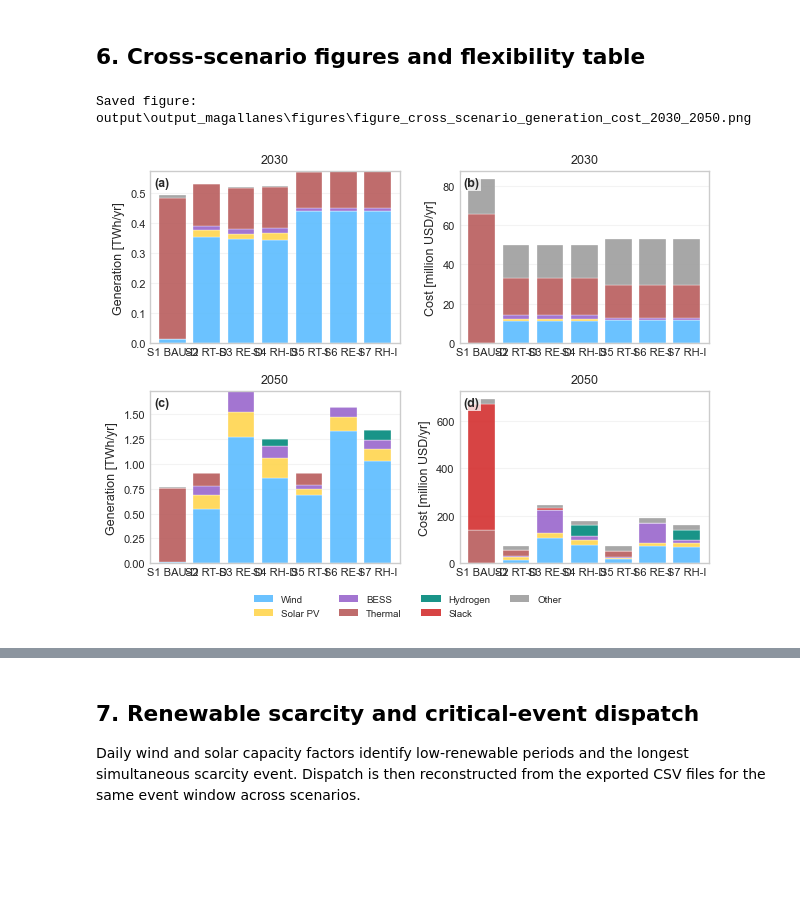
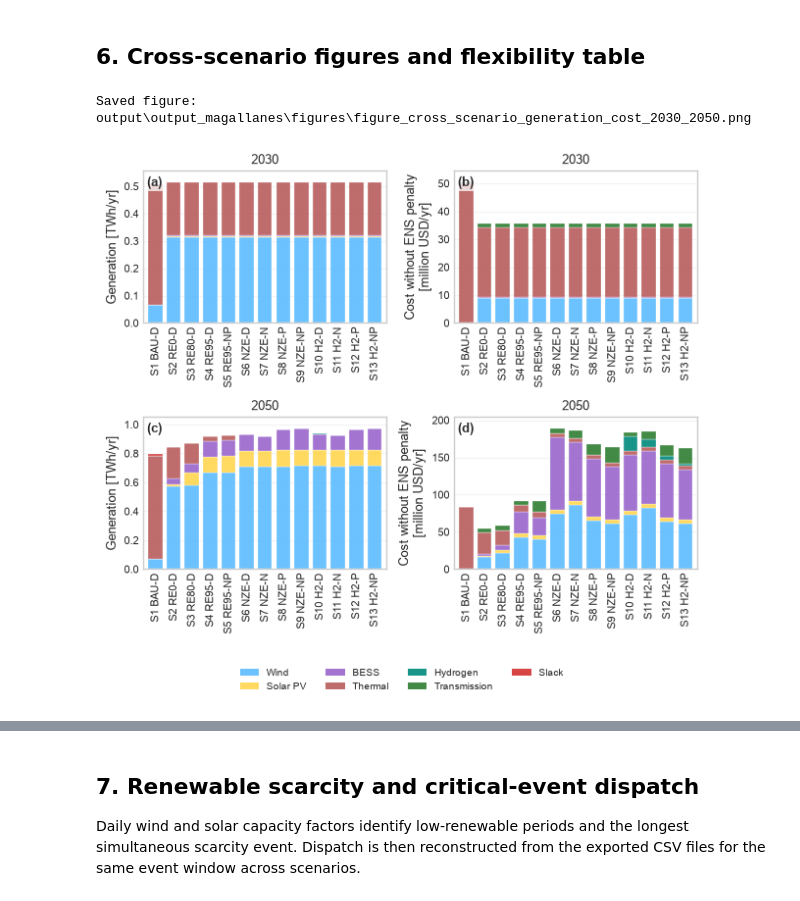
Before and after one commit to Gonza-N/PyPSA-Isolated, a Jupyter notebook: case_analysis_Magallanes.ipynb, the cells around one changed output, grey strips where cells are left out. Saved outputs shown, nothing was run; the diff lists cells and outputs as text; code cells hidden in the pictures; blank space fills up the shorter version.

```diff
--- a/case_analysis_Magallanes.ipynb
+++ b/case_analysis_Magallanes.ipynb
@@ -63,14 +80,17 @@ plt.style.use("seaborn-v0_8-whitegrid")
 # RUN_SIMULATIONS=True runs the 13 scenarios of the thesis (about 10 to 14 h with Gurobi).
 # Set it to False when reopening the notebook to analyse existing exports.
 RUN_SIMULATIONS = True
+# To resume an interrupted run, set OVERWRITE_EXISTING_EXPORTS=False: scenarios that are already complete are skipped.
+# Keep it True after changing any input, otherwise the old exports are reused.
 OVERWRITE_EXISTING_EXPORTS = True
 EXPORT_NETWORK_NETCDF = True
 EXPORT_AGGREGATED_SUMMARIES = True
 
 # Analysis selections
 ACTIVE_SCENARIO = "H2_interconnected_NP"
+# Daily capacity factors of the critical-weather-year rule (critical_weather_year notebooks)
 LOW_WIND_THRESHOLD = 0.20
-LOW_SOLAR_THRESHOLD = 0.10
+LOW_SOLAR_THRESHOLD = 0.12
 H2_LHV_MWH_PER_TON = 33.33
 
 # Output directories
@@ -92,7 +112,8 @@ for output_dir in (
 # Figure export settings
 PAPER_MODE = True
 PAPER_DPI = 300
-COST_AXIS_LABEL = "Cost [million USD/yr]"
+# The penalty of unserved energy (slack) is not a system cost and is left out of the cost figures
+COST_AXIS_LABEL = "Cost without ENS penalty\n[million USD/yr]"
 
 CM_TO_INCH = 1 / 2.54
 WORD_DOUBLE_COL_IN = 16.0 * CM_TO_INCH
@@ -206,6 +227,7 @@ TECH_COLORS = {
     "natural_gas": "#bdbdbd",
     "gas": "#bdbdbd",
     "diesel": "#8d6e63",
+    "lpg": "#a1887f",
     "asu": "#80cbc4",
     "dac": "#4db6ac",
     "solar_utility": "#f4c430",
@@ -222,6 +244,7 @@ TECH_GROUPS = [
     "Thermal",
     "Hydrogen",
     "PtX",
+    "Transmission",
     "Slack",
     "Other",
 ]
@@ -232,6 +255,7 @@ TECH_COLORS_GROUPED = {
     "Thermal": TECH_COLORS["ocgt"],
     "Hydrogen": TECH_COLORS["electrolyzer"],
     "PtX": TECH_COLORS["asu"],
+    "Transmission": TECH_COLORS["transmission"],
     "Slack": TECH_COLORS["slack"],
     "Other": "#9e9e9e",
 }
@@ -294,6 +318,7 @@ GENERATOR_CARRIER_GROUP = {
     "gas": "Thermal",
     "natural_gas": "Thermal",
     "diesel": "Thermal",
+    "lpg": "Thermal",
     "thermal": "Thermal",
     "slack": "Slack",
     "load_shedding": "Slack",
@@ -313,10 +338,11 @@ ELECTRICITY_OUTPUT_LINK_GROUP = {
 }
 COST_GROUP_KEYWORDS = {
     "Slack": ["slack", "load_shedding", "load shedding", "unserved", "lost_load", "lost load"],
+    "Transmission": [" tx_"],  # the space keeps the ptx_ assets out
     "Wind": ["wind"],
     "Solar PV": ["solar", "pv"],
     "BESS": ["bess", "battery"],
-    "Thermal": ["ocgt", "gas", "natural_gas", "diesel", "thermal"],
+    "Thermal": ["ocgt", "gas", "natural_gas", "diesel", "lpg", "thermal"],
     "Hydrogen": ["electroly", "hydrogen", "h2", "fuel_cell", "fuel cell", "h2_turbine", "uhs"],
     "PtX": ["ptx", "asu", "dac", "ammonia", "methanol", "synthesis"],
 }
@@ -371,6 +397,7 @@ def clean_technology_label(label: str) -> str:
         "gas": "Gas",
         "natural_gas": "Natural gas",
         "diesel": "Diesel",
+        "lpg": "LPG",
         "electrolyzer": "Electrolyser",
         "h2_fuel_cell": "H2 fuel cell",
         "h2_turbine": "H2 turbine",
@@ -2043,6 +2012,7 @@ def build_scenario_comparison(scenario_results, years):
                 ),
             }
 
+            # Solver objective per MWh: new capacity and operation only. The full system cost is computed in the last section.
             row["cost_per_mwh"] = (
                 row["objective"] / row["demand_mwh"]
                 if row["demand_mwh"] > 0 and pd.notna(row["objective"])
@@ -2060,6 +2030,8 @@ def build_scenario_comparison(scenario_results, years):
                 gen_caps = _nominal_capacity(net.generators, "p_nom_opt", "p_nom")
                 gen_caps_by_carrier = gen_caps.groupby(net.generators["carrier"].astype(str)).sum()
                 for carrier, value in gen_caps_by_carrier.items():
+                    if "slack" in carrier.lower():  # diagnostic generators, not installed capacity
+                        continue
                     row[f"cap_{carrier}_mw"] = float(value)
 
             # BESS power and energy capacity
@@ -2074,7 +2046,13 @@ def build_scenario_comparison(scenario_results, years):
             # Link capacities [MW]
             if len(net.links) > 0:
                 link_caps = _nominal_capacity(net.links, "p_nom_opt", "p_nom")
-                link_caps_by_carrier = link_caps.groupby(net.links["carrier"].astype(str)).sum()
+                # A line is a forward and a reverse link with the same capacity: count it once
+                link_caps = link_caps[~link_caps.index.astype(str).str.endswith("_rev")]
+                # Hydrogen-to-power links are sized at their hydrogen input: report the electric output
+                to_power = net.links["carrier"].astype(str).isin(["h2_fuel_cell", "h2_turbine"])
+                output_factor = net.links["efficiency"].astype(float).where(to_power, 1.0)
+                link_caps = link_caps * output_factor.reindex(link_caps.index)
+                link_caps_by_carrier = link_caps.groupby(net.links["carrier"].astype(str).reindex(link_caps.index)).sum()
                 for carrier, value in link_caps_by_carrier.items():
                     row[f"linkcap_{carrier}_mw"] = float(value)
 
@@ -2135,7 +2113,7 @@ def build_scenario_comparison(scenario_results, years):
         )):
             df[col] = df[col].fillna(0.0)
 
-    df = df.sort_values(["year", "paper_id"]).reset_index(drop=True)
+    df = apply_scenario_order(df).sort_values("year", kind="stable").reset_index(drop=True)
     return df
 
 
@@ -2149,7 +2127,7 @@ scenario_comparison["uhs_storage_total_mwh"] = _sum_columns_by_keywords(
     scenario_comparison, ["store_uhs"]
 )
 scenario_comparison["thermal_generation_mwh"] = _sum_columns_by_keywords(
-    scenario_comparison, ["generation_ocgt", "generation_gas", "generation_natural_gas", "generation_diesel"]
+    scenario_comparison, ["generation_ocgt", "generation_gas", "generation_natural_gas", "generation_diesel", "generation_lpg"]
 )
 scenario_comparison["slack_generation_mwh"] = _sum_columns_by_keywords(
     scenario_comparison, ["generation_slack"]
@@ -3740,7 +3754,7 @@ def _norm_carrier(x):
 
 def format_scenario_axis(ax, x, labels):
     ax.set_xticks(x)
-    ax.set_xticklabels(labels, rotation=0, ha="center", fontsize=7)
+    ax.set_xticklabels(labels, rotation=90, ha="center", fontsize=6.5)
     ax.tick_params(axis="x", pad=3)
 
 
@@ -3850,6 +3864,8 @@ def build_cost_group_df(df_year):
         grouped = costs.groupby("group")["total_cost"].sum()
 
         for group, value in grouped.items():
+            if group == "Slack":  # penalty of unserved energy, not a cost
+                continue
             if group not in out.columns:
                 out.loc[idx, "Other"] += float(value)
             else:
@@ -3890,6 +3906,8 @@ def plot_stacked_bars(ax, stack_df, groups, colors, labels, ylabel):
     ax.yaxis.grid(True, alpha=0.22)
     ax.set_axisbelow(True)
     ax.set_xlim(-0.65, len(stack_df) - 0.35)
+    if len(bottom) and bottom.max() > 0.0:
+        ax.set_ylim(0.0, 1.08 * bottom.max())
     return plotted_groups
 
 
@@ -3900,7 +3918,7 @@ nrows = len(comparison_years)
 fig, axes = plt.subplots(
     nrows,
     2,
-    figsize=(WORD_DOUBLE_COL_IN, 2.45 * nrows),
+    figsize=(WORD_DOUBLE_COL_IN, 2.9 * nrows),
     squeeze=False,
 )
 
@@ -3979,35 +3997,35 @@ for group in TECH_GROUPS:
         (0, 0),
         1,
         1,
         facecolor=TECH_COLORS_GROUPED.get(group, "#999999"),
         edgecolor="none",
         alpha=0.90,
     )
     legend_handles.append(handle)
     legend_labels.append(group)
 
 fig.legend(
     legend_handles,
     legend_labels,
     loc="lower center",
     bbox_to_anchor=(0.5, 0.01),
     ncol=4,
     frameon=False,
     fontsize=7,
 )
 
 plt.tight_layout()
-fig.subplots_adjust(top=0.94, bottom=0.20 if nrows == 1 else 0.14, hspace=0.28, wspace=0.24)
+fig.subplots_adjust(top=0.94, bottom=0.36 if nrows == 1 else 0.24, hspace=0.62, wspace=0.28)
 
 years_tag = "_".join(str(year) for year in comparison_years)
 fig_path = save_paper_figure(
     fig,
     f"figure_cross_scenario_generation_cost_{years_tag}.png",
 )
 plt.show()
 # %% [output]
 Saved figure: output\output_magallanes\figures\figure_cross_scenario_generation_cost_2030_2050.png
-[figure, old version]
+[figure, new version]
 # %%
 # Supplementary cross-scenario decomposition
 cross_scenario_years_to_plot = years
```
Also changed, not shown: parts of 25 cells of this notebook.
